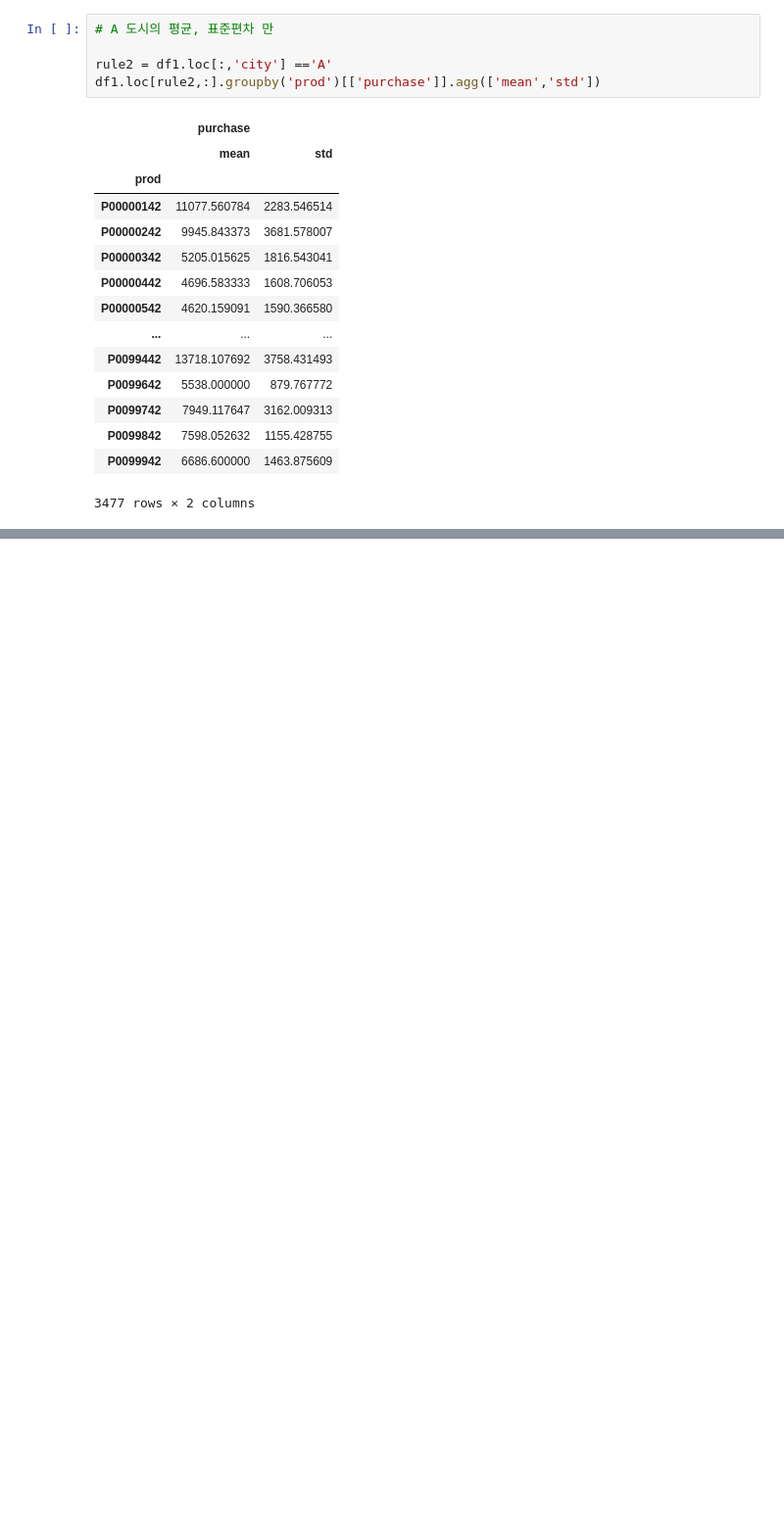
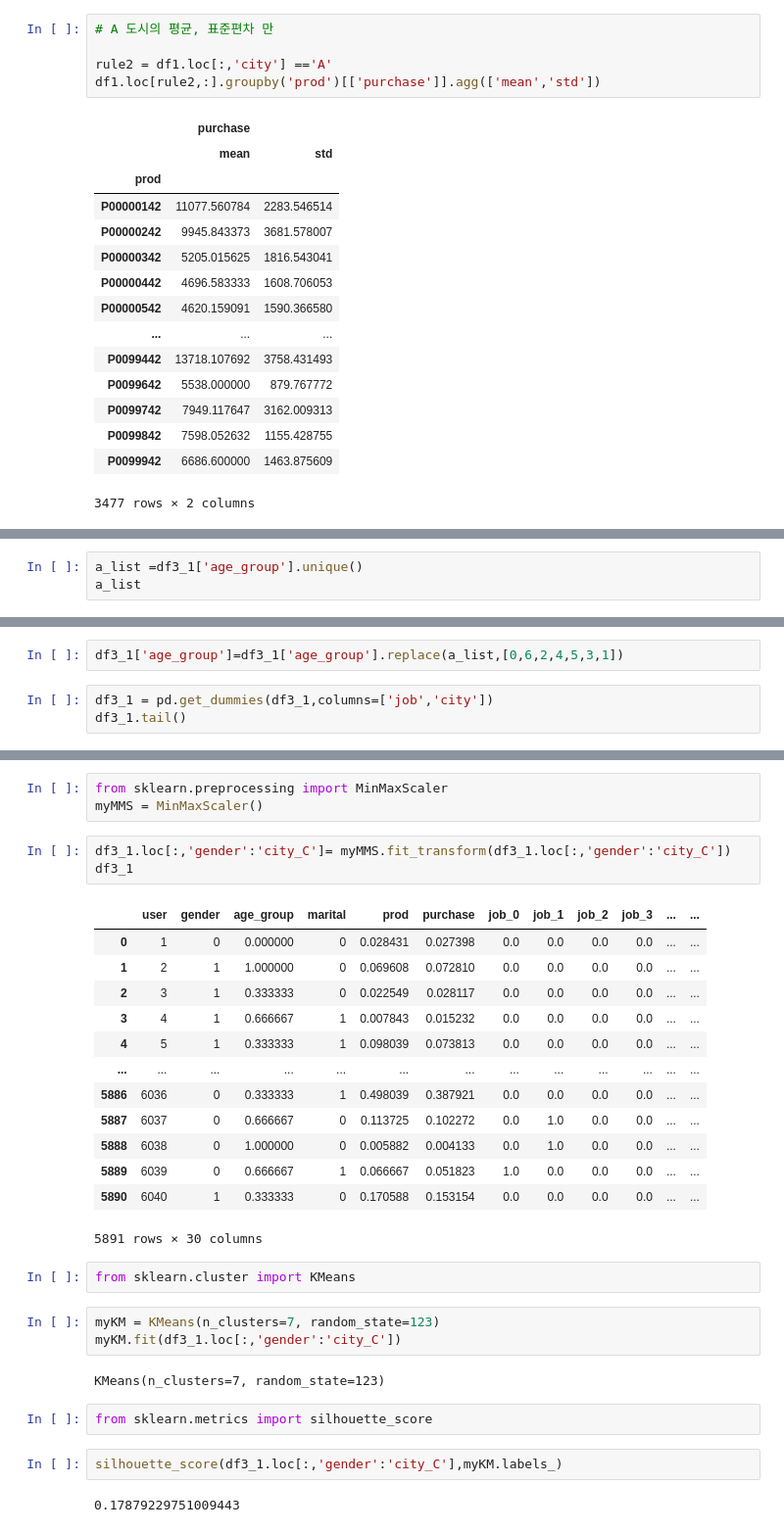
Before and after one commit to smjune/ipynb, a Jupyter notebook: dessa/dessa4_sales.ipynb, the cells around one changed output, grey strips where cells are left out. Shown at 98% size. Drawn from its saved outputs; the diff is of its cells as text; blank space fills up the shorter version.

```diff
--- a/dessa/dessa4_sales.ipynb
+++ b/dessa/dessa4_sales.ipynb
@@ -266,0 +478,3 @@ Name: proportion, dtype: float64
+# %%
+a_list =df3_1['age_group'].unique()
+a_list
@@ -266,0 +498,5 @@ Name: proportion, dtype: float64
+# %%
+df3_1['age_group']=df3_1['age_group'].replace(a_list,[0,6,2,4,5,3,1])
+# %%
+df3_1 = pd.get_dummies(df3_1,columns=['job','city'])
+df3_1.tail()
@@ -266,0 +511,33 @@ Name: proportion, dtype: float64
+# %%
+from sklearn.preprocessing import MinMaxScaler
+myMMS = MinMaxScaler()
+# %%
+df3_1.loc[:,'gender':'city_C']= myMMS.fit_transform(df3_1.loc[:,'gender':'city_C'])
+df3_1
+# %% [output]
+|  | user | gender | age_group | marital | prod | purchase | job_0 | job_1 | job_2 | job_3 | ... | ... |
+| 0 | 1 | 0 | 0.000000 | 0 | 0.028431 | 0.027398 | 0.0 | 0.0 | 0.0 | 0.0 | ... | ... |
+| 1 | 2 | 1 | 1.000000 | 0 | 0.069608 | 0.072810 | 0.0 | 0.0 | 0.0 | 0.0 | ... | ... |
+| 2 | 3 | 1 | 0.333333 | 0 | 0.022549 | 0.028117 | 0.0 | 0.0 | 0.0 | 0.0 | ... | ... |
+| 3 | 4 | 1 | 0.666667 | 1 | 0.007843 | 0.015232 | 0.0 | 0.0 | 0.0 | 0.0 | ... | ... |
+| 4 | 5 | 1 | 0.333333 | 1 | 0.098039 | 0.073813 | 0.0 | 0.0 | 0.0 | 0.0 | ... | ... |
+| ... | ... | ... | ... | ... | ... | ... | ... | ... | ... | ... | ... | ... |
+| 5886 | 6036 | 0 | 0.333333 | 1 | 0.498039 | 0.387921 | 0.0 | 0.0 | 0.0 | 0.0 | ... | ... |
+| 5887 | 6037 | 0 | 0.666667 | 0 | 0.113725 | 0.102272 | 0.0 | 1.0 | 0.0 | 0.0 | ... | ... |
+| 5888 | 6038 | 0 | 1.000000 | 0 | 0.005882 | 0.004133 | 0.0 | 1.0 | 0.0 | 0.0 | ... | ... |
+| 5889 | 6039 | 0 | 0.666667 | 1 | 0.066667 | 0.051823 | 1.0 | 0.0 | 0.0 | 0.0 | ... | ... |
+| 5890 | 6040 | 1 | 0.333333 | 0 | 0.170588 | 0.153154 | 0.0 | 0.0 | 0.0 | 0.0 | ... | ... |
+5891 rows × 30 columns
+# %%
+from sklearn.cluster import KMeans
+# %%
+myKM = KMeans(n_clusters=7, random_state=123)
+myKM.fit(df3_1.loc[:,'gender':'city_C'])
+# %% [output]
+KMeans(n_clusters=7, random_state=123)
+# %%
+from sklearn.metrics import silhouette_score
+# %%
+silhouette_score(df3_1.loc[:,'gender':'city_C'],myKM.labels_)
+# %% [output]
+0.17879229751009443
```
Also changed, not shown: parts of 38 cells of this notebook, 6 other files.
